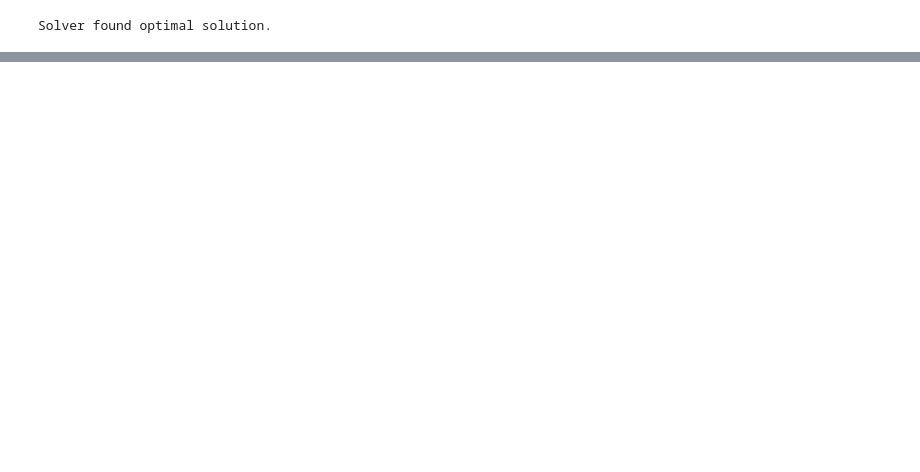
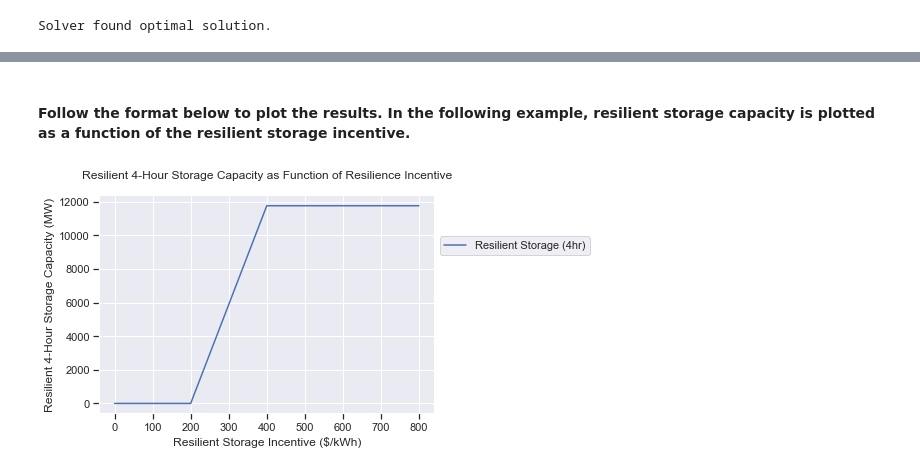
Before and after one commit to PSEHE/harboropt, a Jupyter notebook: run_harboropt_lp_storage_buildyear.ipynb, the cells around one changed output, grey strips where cells are left out. Cells and saved outputs as stored; diff of their text form; code cells hidden in the pictures; blank space fills up the shorter version.

```diff
--- a/run_harboropt_lp_storage_buildyear.ipynb
+++ b/run_harboropt_lp_storage_buildyear.ipynb
@@ -118,0 +184,11 @@ fig.set_size_inches(14, 8)
+# %%
+runs = {}
+
+#Change the values in parentheses to starting value, ending value, interval between runs.
+for parameter_value in np.arange(0, 1500, 500):
+    print(parameter_value)
+
+    #Set the chosen parameter equal to 'parameter_value'
+    lp = harboropt_lp_storage_buildyear.LinearProgram(storage_resilience_incentive_per_kwh = parameter_value)
+    lp.solve()
+    runs[parameter_value] = lp
@@ -118,0 +206,26 @@ fig.set_size_inches(14, 8)
+# %% [markdown]
+#### Follow the format below to plot the results. In the following example, resilient storage capacity is plotted as a function of the resilient storage incentive.
+# %%
+parameter_values = []
+resilient_storage_capacities = []
+
+for key in runs:
+    parameter_values.append(key)
+    resilient_storage_capacity = runs[key].storage_capacity_vars['resilient_standalone_storage_4hr'][0].solution_value()
+    resilient_storage_capacities.append(resilient_storage_capacity)
+# %%
+fig, ax = plt.subplots()
+
+plt.plot(parameter_values, resilient_storage_capacities, label = 'Resilient Storage (4hr)')
+
+sns.set()
+ax.legend(loc = 'center left', bbox_to_anchor=(1,0.77))
+ax.spines['right'].set_visible(False)
+ax.spines['top'].set_visible(False)
+ax.yaxis.set_ticks_position('left')
+ax.xaxis.set_ticks_position('bottom')
+ax.set_xlabel('Resilient Storage Incentive ($/kWh)')
+ax.set_ylabel('Resilient 4-Hour Storage Capacity (MW)')
+ax.set_title('Resilient 4-Hour Storage Capacity as Function of Resilience Incentive').set_position([.5, 1.05])
+# %% [output]
+[figure, added]
```
Also changed, not shown: parts of 18 cells of this notebook, 5 other files.
